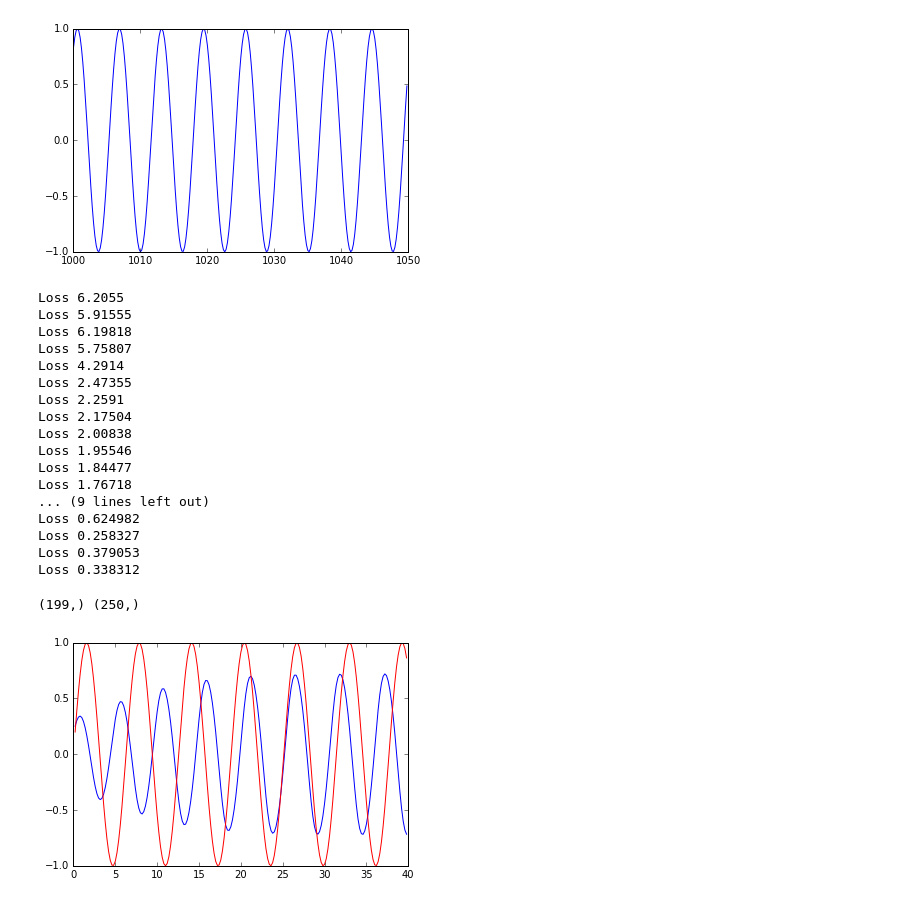
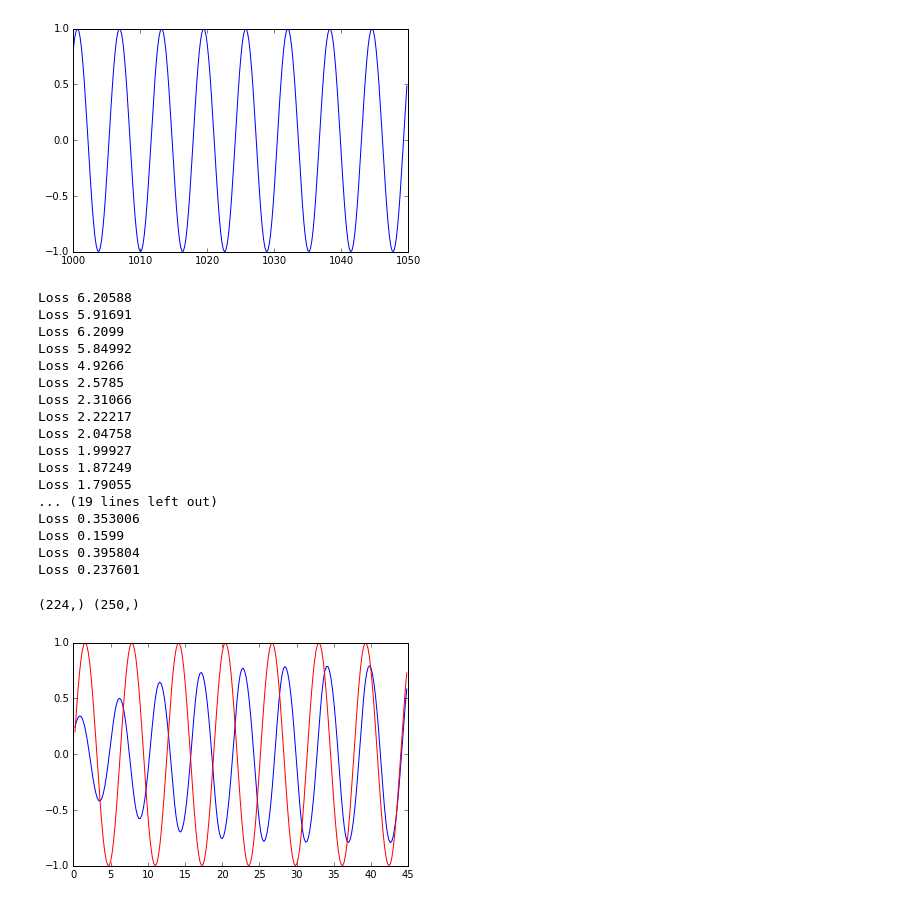
Before and after one commit to rajarsheem/playing-with-RNNs, a Jupyter notebook: int_seq.ipynb, the cells around one changed output. Cells and saved outputs as stored; diff of their text form; code cells hidden in the pictures.

Commit message:
zoneout

```diff
--- a/int_seq.ipynb
+++ b/int_seq.ipynb
@@ -25,9 +25,17 @@ def sine_data(ix,size=50):
 inp_out_size = 1
 hidden_layer_size = 5
 lr = 0.001
-epoch = 5000
+epoch = 7000
 print_step = 200
 num_steps = 15
+keep_prob = 0.7
+# %%
+# zoneout as in https://arxiv.org/pdf/1606.01305v1.pdf
+def zoneout(h, h_prev, keep_prob):
+    assert h.get_shape() == h_prev.get_shape()
+    r = tf.constant(np.random.binomial(1, 1 - keep_prob, size=h.get_shape()[1]), dtype=tf.float32)
+    h_z = tf.mul(r, h_prev) + tf.mul(tf.sub(tf.ones_like(r), r), h)
+    return h_z
 # %%
 tf.reset_default_graph()
 Wxh = tf.Variable(tf.random_uniform([inp_out_size, hidden_layer_size], maxval=0.01, minval=-0.01), dtype=tf.float32)
@@ -48,6 +56,7 @@ def GRU(prev, inp):
     h_ = tf.nn.tanh(tf.matmul(i, Wxh) + tf.matmul(tf.mul(p, r), Whh))
 #     h = tf.nn.tanh(tf.matmul(i, Wxh) + tf.matmul(p, Whh))
     h = tf.mul(tf.sub(tf.ones_like(z), z), h_) + tf.mul(z, p)
+    h = zoneout(h, p, keep_prob)
     return tf.reshape(h, [hidden_layer_size])
 # %%
 # model
@@ -78,23 +87,23 @@ for i in range(epoch):
     ix += num_steps
     ini = h[-1]
 # %% [output]
-Loss 6.2055
-Loss 5.91555
-Loss 6.19818
-Loss 5.75807
-Loss 4.2914
-Loss 2.47355
-Loss 2.2591
-Loss 2.17504
-Loss 2.00838
-Loss 1.95546
-Loss 1.84477
-Loss 1.76718
-... (9 lines left out)
-Loss 0.624982
-Loss 0.258327
-Loss 0.379053
-Loss 0.338312
+Loss 6.20588
+Loss 5.91691
+Loss 6.2099
+Loss 5.84992
+Loss 4.9266
+Loss 2.5785
+Loss 2.31066
+Loss 2.22217
+Loss 2.04758
+Loss 1.99927
+Loss 1.87249
+Loss 1.79055
+... (19 lines left out)
+Loss 0.353006
+Loss 0.1599
+Loss 0.395804
+Loss 0.237601
 # %%
 def generate(sess, n):
     ix = [[0.2]]
@@ -107,13 +116,13 @@ def generate(sess, n):
         v.append(np.squeeze(o))
     return v
 # %%
-x = np.arange(0.2, 40, step = 0.2)
+x = np.arange(0.2, 45, step = 0.2)
 pred = np.array(generate(sess, len(x)))
 true = np.sin(x)
 print(x.shape, y.shape)
 plt.plot(x, pred, 'b-')
 plt.plot(x, true, 'r-')
 plt.show()
 # %% [output]
-(199,) (250,)
+(224,) (250,)
-[figure, old version]
+[figure, new version]
```
